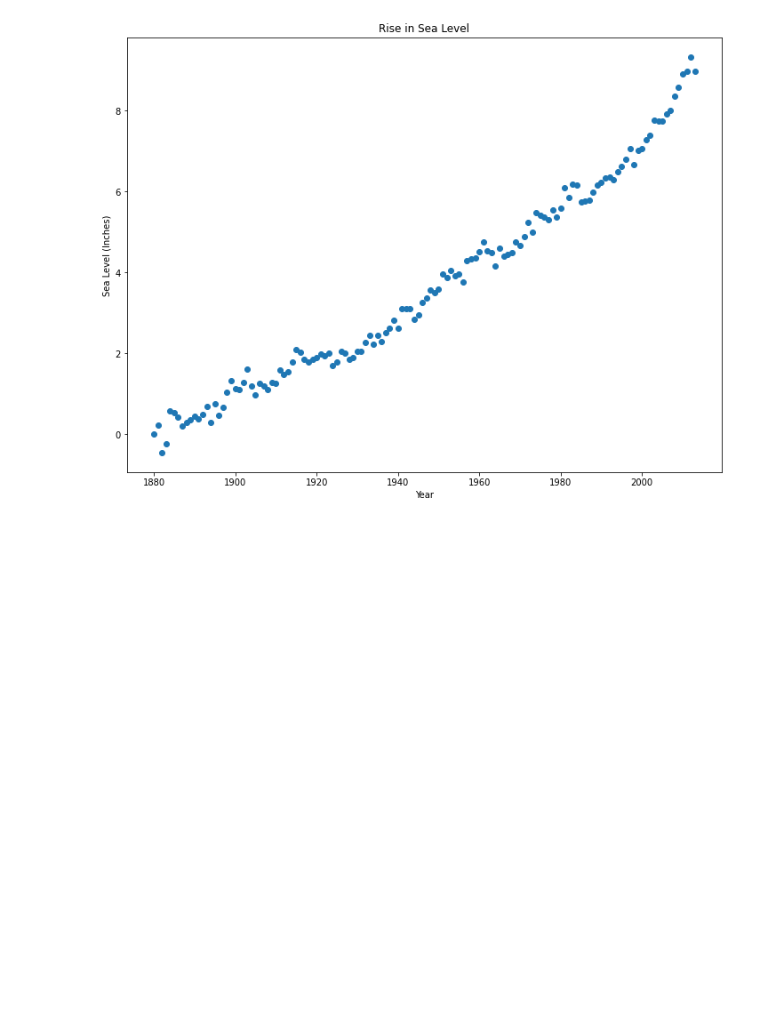
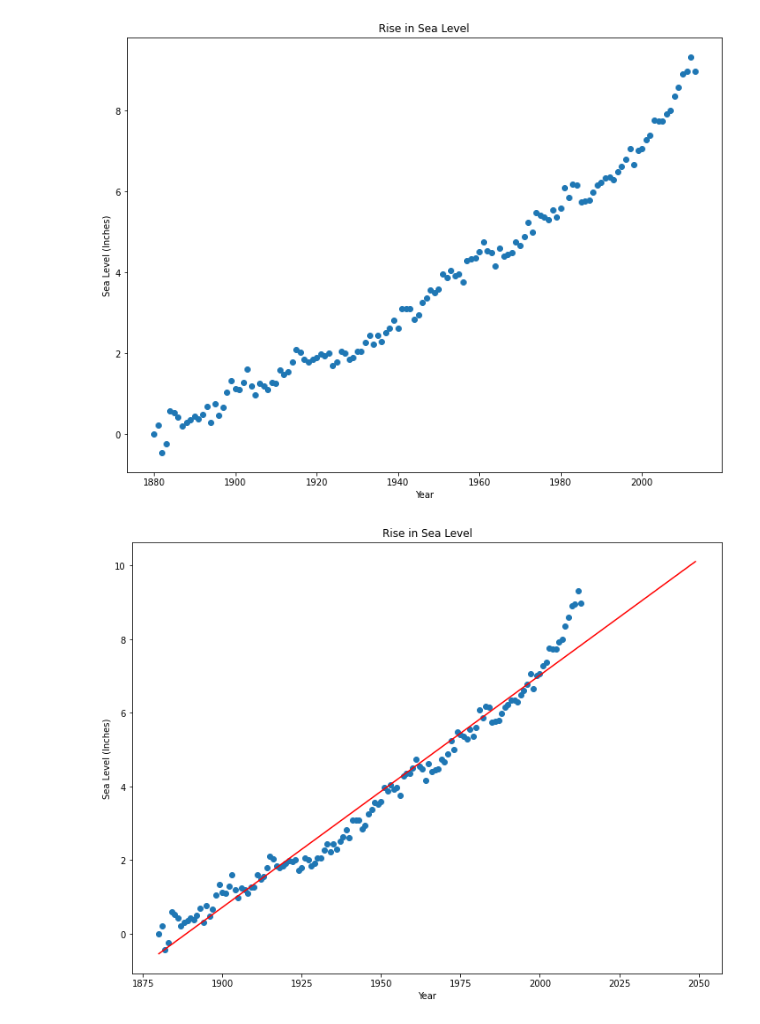
Before and after one commit to GarrettBurchett/Sea-Level-Predictor, a Jupyter notebook: Sea_Level_Predictor_Test.ipynb, the cells around one changed output. Cells and saved outputs as stored; diff of their text form; code cells hidden in the pictures; blank space fills up the shorter version.

Commit message:
Finished sea_level_predictor.py and passing all unit tests.

```diff
--- a/Sea_Level_Predictor_Test.ipynb
+++ b/Sea_Level_Predictor_Test.ipynb
@@ -36,3 +36,16 @@ plt.ylabel('Sea Level (Inches)')
 plt.show()
 # %% [output]
 [figure]
+# %%
+regres = linregress(df['Year'], df['CSIRO Adjusted Sea Level'])
+x2 = list(range(1880, 2050))
+y2 = [regres.intercept + regres.slope * year for year in x2]
+fig, ax = plt.subplots(figsize=(12,9))
+plt.plot(x2, y2, 'r', label='1st fitted line')
+plt.scatter(df['Year'], df['CSIRO Adjusted Sea Level'])
+plt.title('Rise in Sea Level')
+plt.xlabel('Year')
+plt.ylabel('Sea Level (Inches)')
+plt.show()
+# %% [output]
+[figure, added]
```
Also changed, not shown: parts of 1 cell of this notebook, 2 other files.
